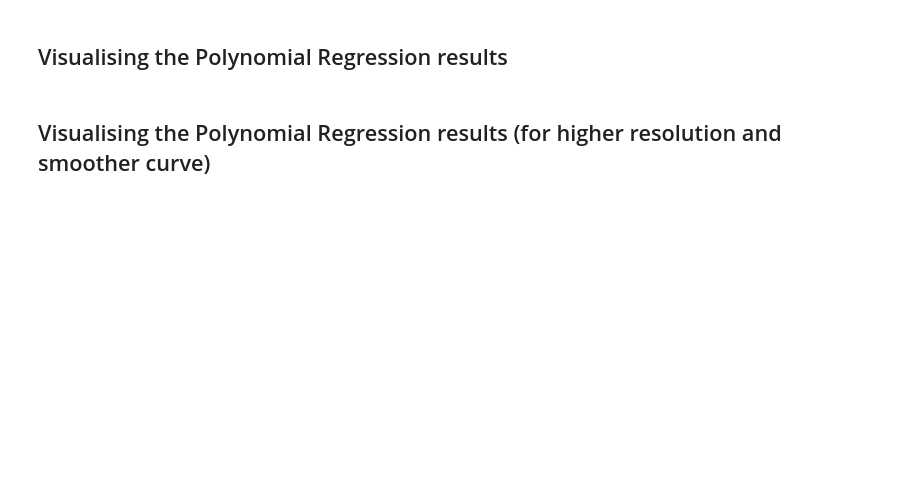
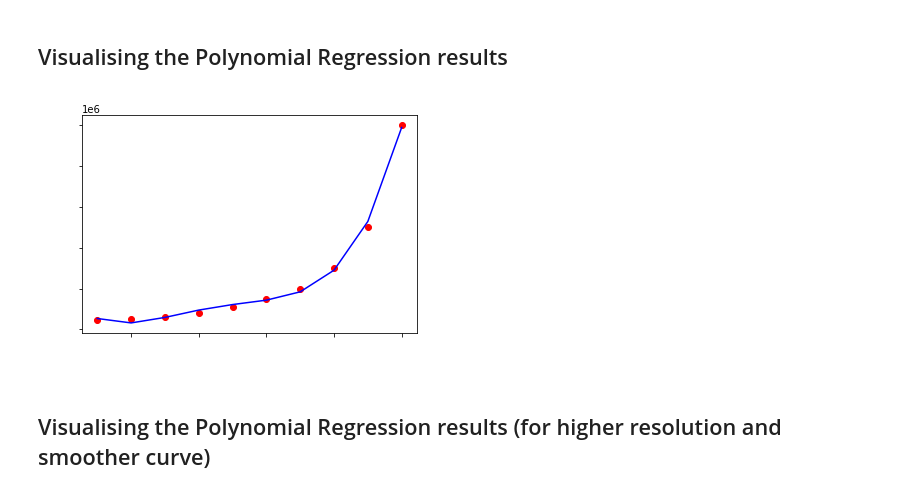
Before and after one commit to stelar-3023/Machine-Learning-A-Z, a Jupyter notebook: Copy_of_polynomial_regression.ipynb, the cells around one changed output. Saved outputs shown, nothing was run; the diff lists cells and outputs as text; code cells hidden in the pictures; blank space fills up the shorter version.

```diff
--- a/Copy_of_polynomial_regression.ipynb
+++ b/Copy_of_polynomial_regression.ipynb
@@ -15,4 +53,15 @@
 # %% [markdown]
 ## Visualising the Polynomial Regression results
+# %%
+plt.scatter(X, y, color = "red")
+plt.plot(X, lin_reg_2.predict(poly_reg.fit_transform(X)), color = "blue")
+plt.title("Truth or Bluff (Polynomial Regression)", color = "white")
+plt.xlabel("Position Level", color = "white")
+plt.ylabel("Salary", color = "white")
+plt.xticks(color = "white")
+plt.yticks(color = "white")
+plt.show()
+# %% [output]
+[figure, added]
 # %% [markdown]
 ## Visualising the Polynomial Regression results (for higher resolution and smoother curve)
```
Also changed, not shown: parts of 8 cells of this notebook.
